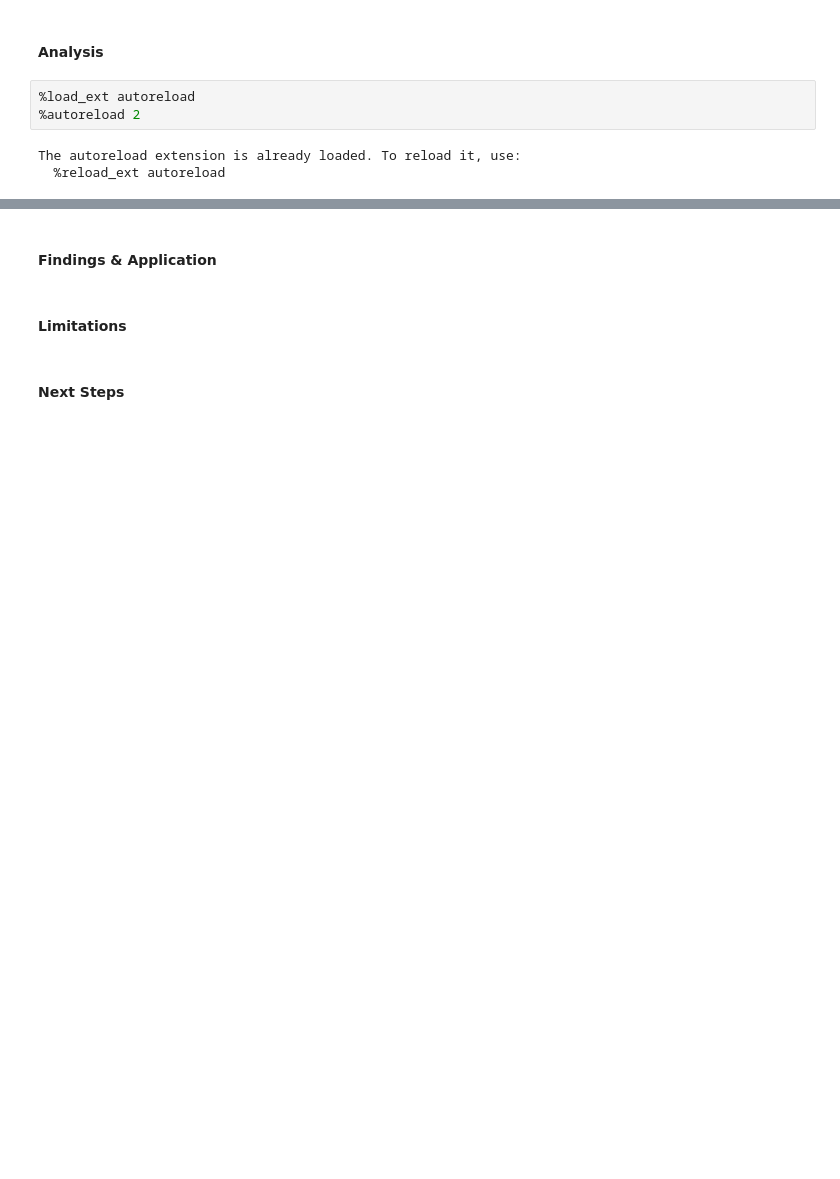
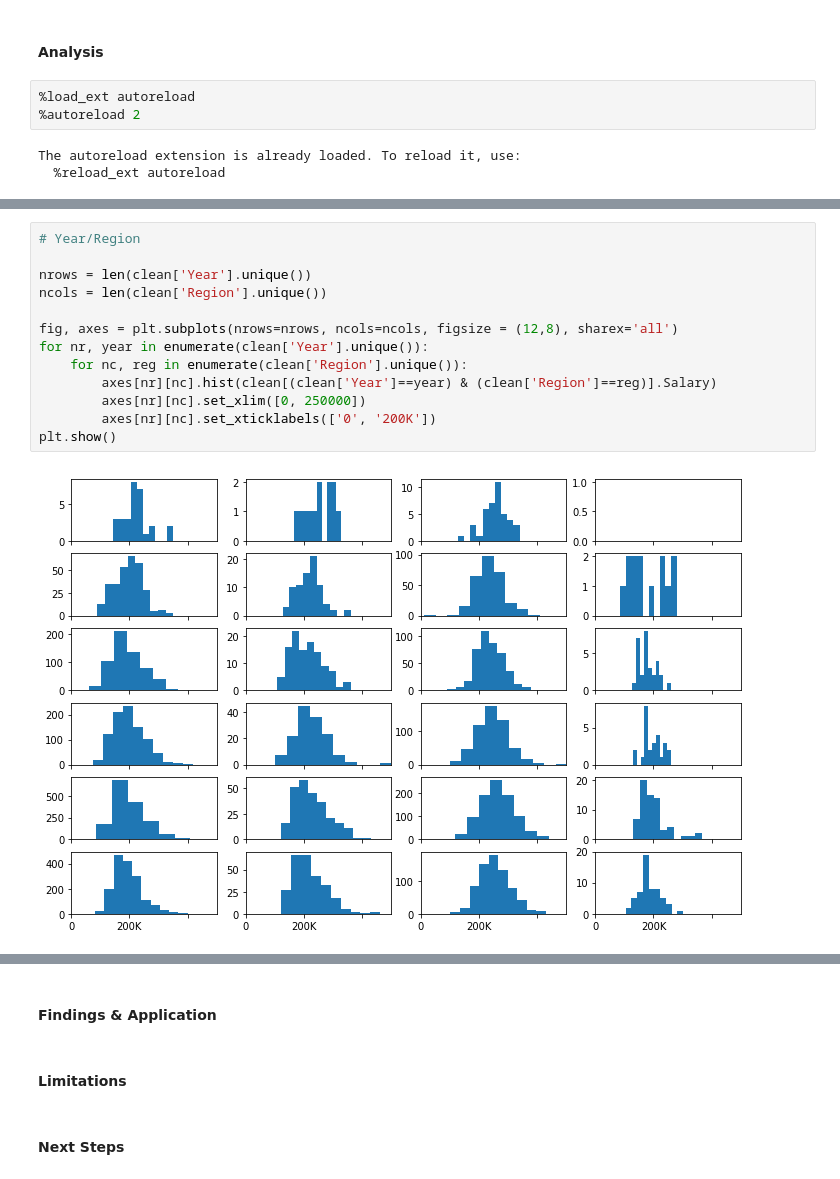
Before and after one commit to Jaboola9/Data_Scientist_Salaries_USA, a Jupyter notebook: hypothesis_testing.ipynb, the cells around one changed output, grey strips where cells are left out. Saved outputs shown, nothing was run; the diff lists cells and outputs as text; blank space fills up the shorter version.

```diff
--- a/hypothesis_testing.ipynb
+++ b/hypothesis_testing.ipynb
@@ -39,0 +40,15 @@ memory usage: 634.9+ KB
+# %%
+# Year/Region
+
+nrows = len(clean['Year'].unique())
+ncols = len(clean['Region'].unique())
+
+fig, axes = plt.subplots(nrows=nrows, ncols=ncols, figsize = (12,8), sharex='all')
+for nr, year in enumerate(clean['Year'].unique()):
+    for nc, reg in enumerate(clean['Region'].unique()):
+        axes[nr][nc].hist(clean[(clean['Year']==year) & (clean['Region']==reg)].Salary)
+        axes[nr][nc].set_xlim([0, 250000])
+        axes[nr][nc].set_xticklabels(['0', '200K'])
+plt.show()
+# %% [output]
+[figure, added]
```
Also changed, not shown: parts of 4 cells of this notebook, 6 other files.
